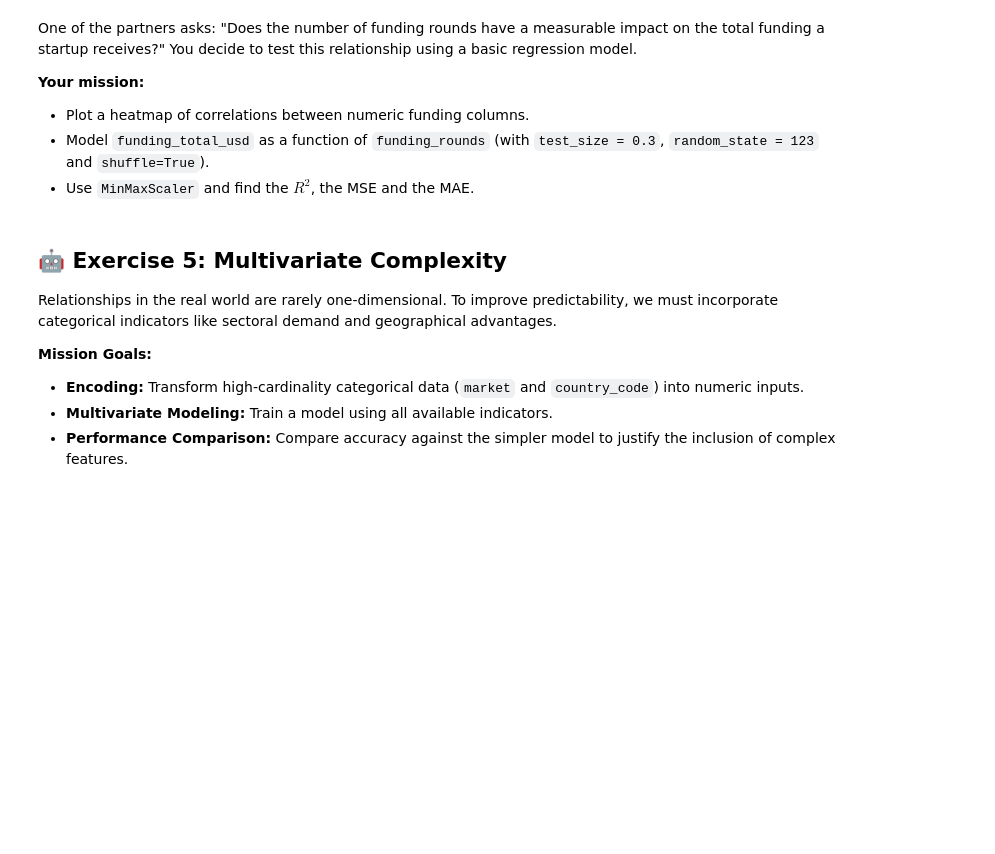
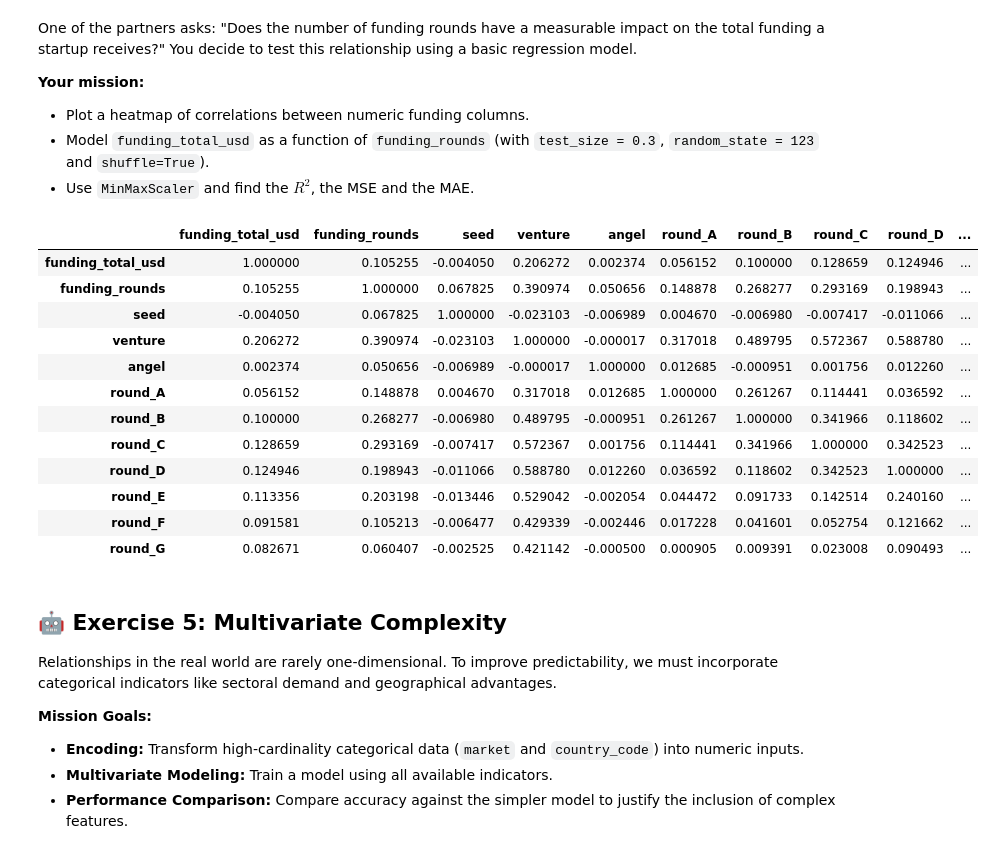
Before and after one commit to Theotgir/BIA, a Jupyter notebook: Assignment/Assignment_2026_v1.1.ipynb, the cells around one changed output. Cells and saved outputs as stored; diff of their text form; code cells hidden in the pictures; blank space fills up the shorter version.

```diff
--- a/Assignment/Assignment_2026_v1.1.ipynb
+++ b/Assignment/Assignment_2026_v1.1.ipynb
@@ -363,2 +361,21 @@ One of the partners asks: "Does the number of funding rounds have a measurable i
+# %%
+# Question 9: Plot heatmap of correlations
+columns = ['funding_total_usd', 'funding_rounds', 'seed', 'venture', 'angel', 'round_A', 'round_B', 'round_C', 'round_D', 'round_E', 'round_F', 'round_G']
+heatmap = data_venture[columns].corr()
+heatmap
+# %% [output]
+|  | funding_total_usd | funding_rounds | seed | venture | angel | round_A | round_B | round_C | round_D | ... |
+| funding_total_usd | 1.000000 | 0.105255 | -0.004050 | 0.206272 | 0.002374 | 0.056152 | 0.100000 | 0.128659 | 0.124946 | ... |
+| funding_rounds | 0.105255 | 1.000000 | 0.067825 | 0.390974 | 0.050656 | 0.148878 | 0.268277 | 0.293169 | 0.198943 | ... |
+| seed | -0.004050 | 0.067825 | 1.000000 | -0.023103 | -0.006989 | 0.004670 | -0.006980 | -0.007417 | -0.011066 | ... |
+| venture | 0.206272 | 0.390974 | -0.023103 | 1.000000 | -0.000017 | 0.317018 | 0.489795 | 0.572367 | 0.588780 | ... |
+| angel | 0.002374 | 0.050656 | -0.006989 | -0.000017 | 1.000000 | 0.012685 | -0.000951 | 0.001756 | 0.012260 | ... |
+| round_A | 0.056152 | 0.148878 | 0.004670 | 0.317018 | 0.012685 | 1.000000 | 0.261267 | 0.114441 | 0.036592 | ... |
+| round_B | 0.100000 | 0.268277 | -0.006980 | 0.489795 | -0.000951 | 0.261267 | 1.000000 | 0.341966 | 0.118602 | ... |
+| round_C | 0.128659 | 0.293169 | -0.007417 | 0.572367 | 0.001756 | 0.114441 | 0.341966 | 1.000000 | 0.342523 | ... |
+| round_D | 0.124946 | 0.198943 | -0.011066 | 0.588780 | 0.012260 | 0.036592 | 0.118602 | 0.342523 | 1.000000 | ... |
+| round_E | 0.113356 | 0.203198 | -0.013446 | 0.529042 | -0.002054 | 0.044472 | 0.091733 | 0.142514 | 0.240160 | ... |
+| round_F | 0.091581 | 0.105213 | -0.006477 | 0.429339 | -0.002446 | 0.017228 | 0.041601 | 0.052754 | 0.121662 | ... |
+| round_G | 0.082671 | 0.060407 | -0.002525 | 0.421142 | -0.000500 | 0.000905 | 0.009391 | 0.023008 | 0.090493 | ... |
 # %%
 # Seperate features and labels
```
Also changed, not shown: parts of 6 cells of this notebook.
